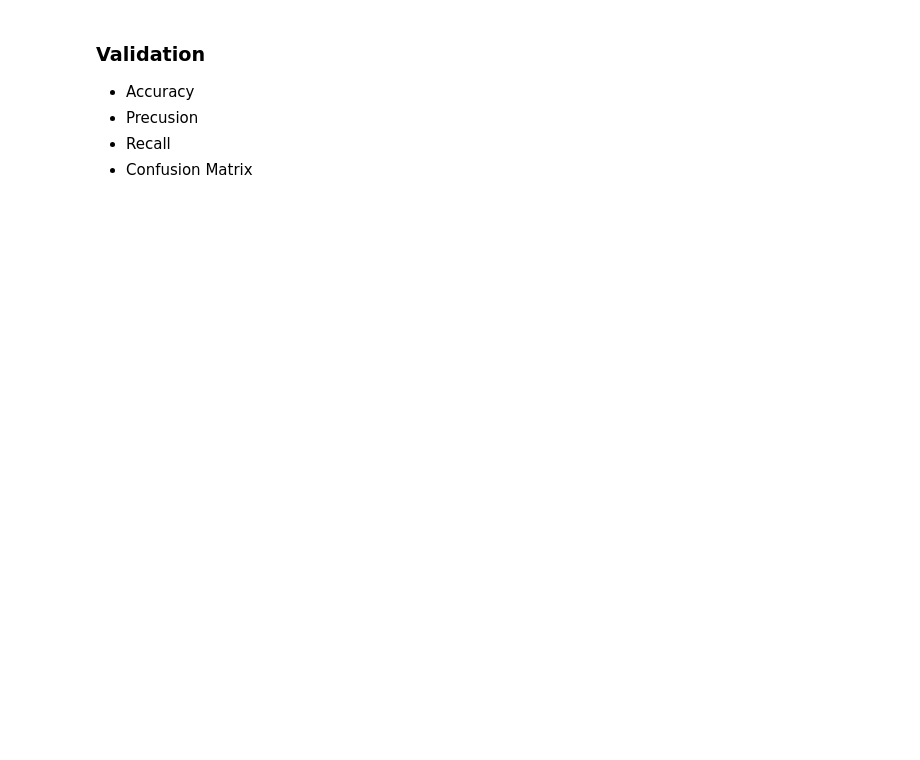
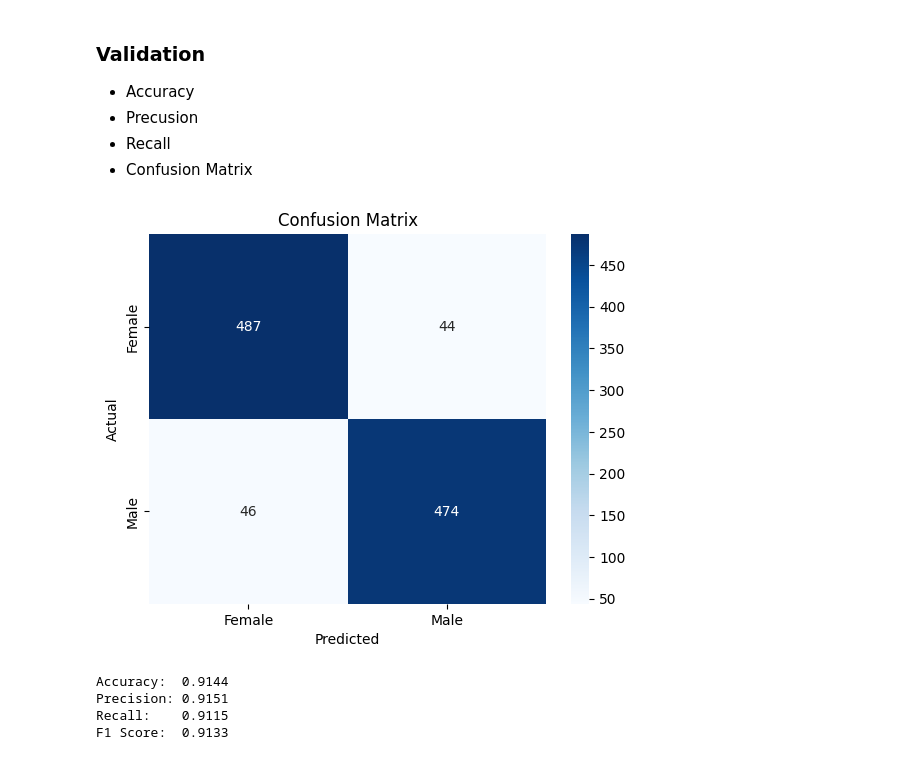
Before and after one commit to MarcinStolarczyk01/WSEI-ML_and_AI_Programming_Libraries, a Jupyter notebook: lab1/model.ipynb, the cells around one changed output. Drawn from its saved outputs; the diff is of its cells as text; code cells hidden in the pictures; blank space fills up the shorter version.

```diff
--- a/lab1/model.ipynb
+++ b/lab1/model.ipynb
@@ -44,8 +51,8 @@ label = 'Gender_Male'
 features = [c for c in df.columns if c != label]
 
 # create tensors
-X = torch.tensor(df[features].values, dtype=torch.float32).to_device(device)
-y = torch.tensor(df[label], dtype=torch.long).to_device(device)
+X = torch.tensor(df[features].values, dtype=torch.float32)
+y = torch.tensor(df[label], dtype=torch.long)
 
 # create tensor dataframe
 ds = TensorDataset(X, y)
@@ -65,15 +72,15 @@ test_loader = DataLoader(ds_test, batch_size=1, shuffle=True)
 import torch.optim as optim
 from sklearn.metrics import accuracy_score
 
+#model = torch.load("model_24_48_b32.pt", weights_only=False)
 model = GenderClassifier(len(features), 48, 24, 2)
-model = model.to_device(device)
 
 train_accuracy_log = []
 test_accuracy_log = []
 
 optimizer = optim.Adam(model.parameters(), lr=0.001)
 criterion = nn.CrossEntropyLoss()
-epochs = 1000
+epochs = 300
 
 for epoch in range(epochs):
     # train
@@ -128,30 +155,36 @@ plt.show()
 # %%
 model.eval()
 all_preds = []
 all_labels = []
 
 with torch.no_grad():
-    for X, y in all_loader:
+    for X, y in test_loader:
         outputs = model(X)
         preds = torch.argmax(outputs, dim=1)
         all_labels.append(y)
         all_preds.append(preds)
 
 accuracy = accuracy_score(all_labels, all_preds)
 precision = precision_score(all_labels, all_preds)
 recall = recall_score(all_labels, all_preds)
 f1 = f1_score(all_labels, all_preds)
 conf_matrix = confusion_matrix(all_labels, all_preds)
 
 sns.heatmap(conf_matrix, annot=True, fmt='d', cmap='Blues',
             xticklabels=["Female", "Male"], yticklabels=["Female", "Male"])
 plt.xlabel('Predicted')
 plt.ylabel('Actual')
 plt.title('Confusion Matrix')
 
 plt.show()
 print(f"Accuracy:  {accuracy:.4f}")
 print(f"Precision: {precision:.4f}")
 print(f"Recall:    {recall:.4f}")
 print(f"F1 Score:  {f1:.4f}")
+# %% [output]
+[figure, added]
+Accuracy:  0.9144
+Precision: 0.9151
+Recall:    0.9115
+F1 Score:  0.9133
 # %%
```
Also changed, not shown: parts of 9 cells of this notebook, 2 other files.
